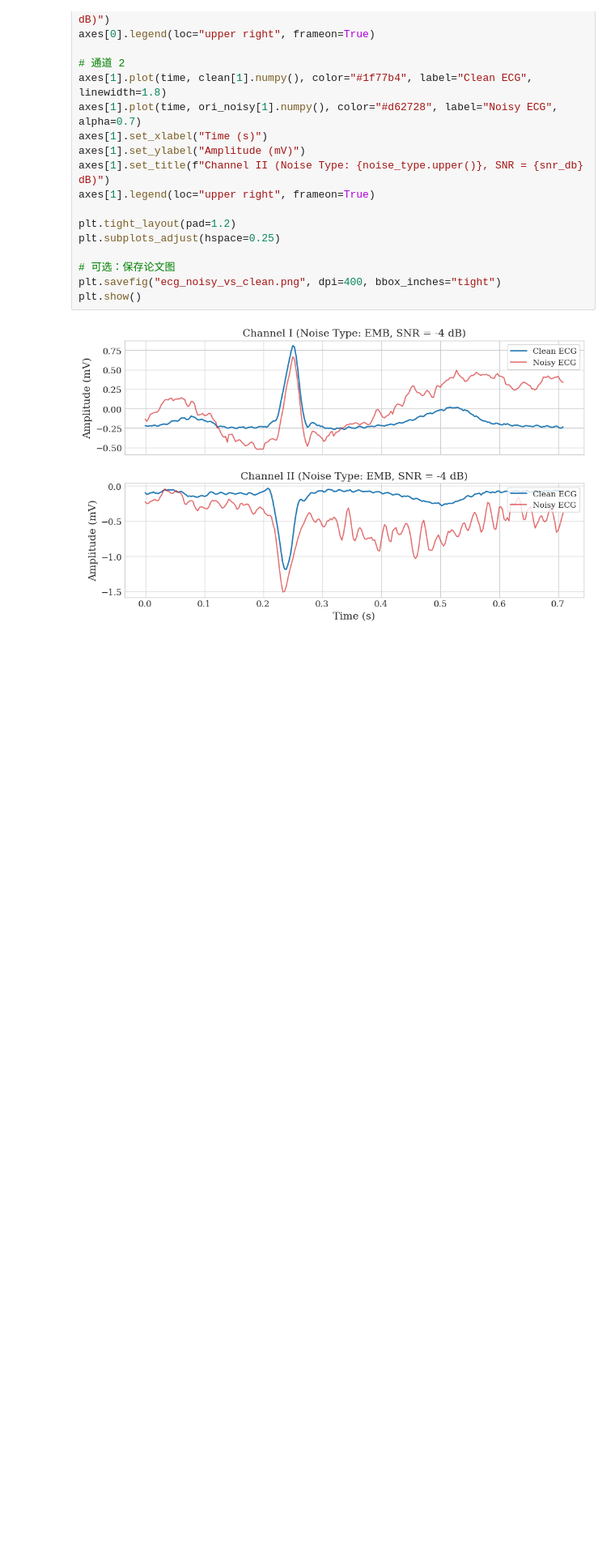
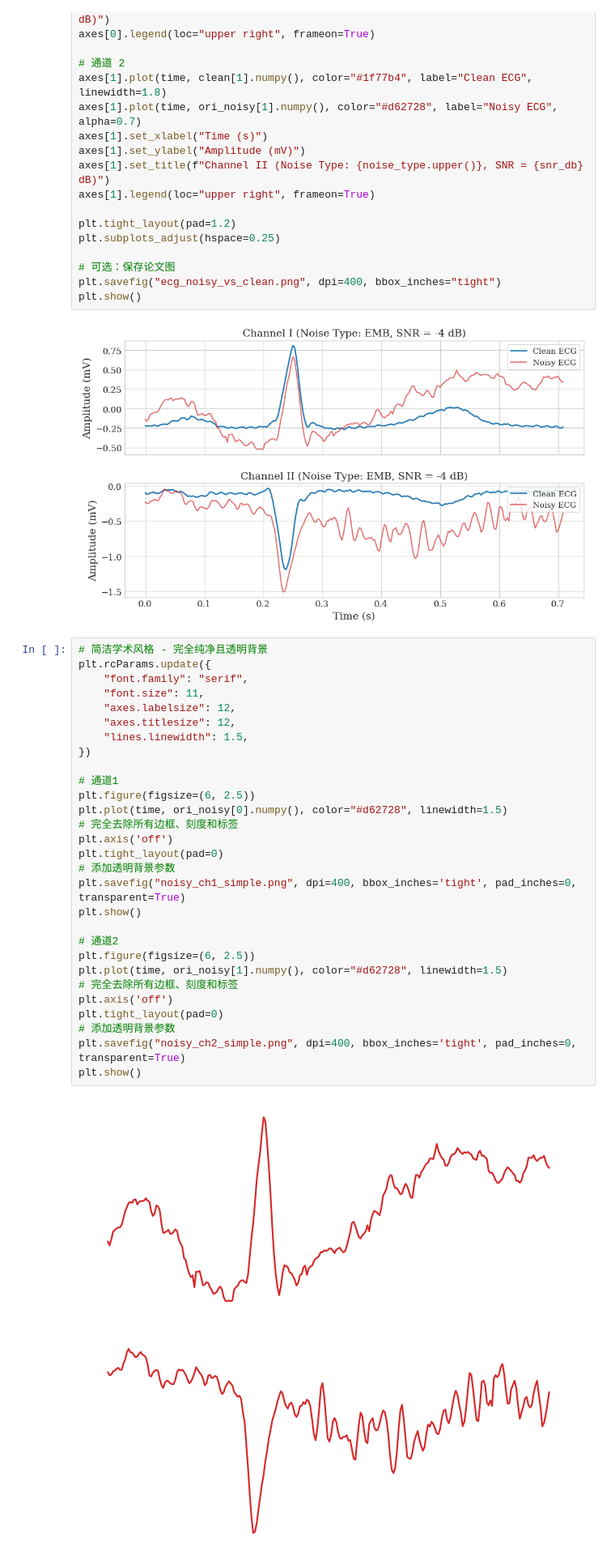
Before and after one commit to mallocobject/DANCE, a Jupyter notebook: main.ipynb, the cells around one changed output. Shown: that part at 81% size. Drawn from its saved outputs; the diff is of its cells as text; blank space fills up the shorter version.

```diff
--- a/main.ipynb
+++ b/main.ipynb
@@ -79,3 +79,35 @@ plt.savefig("ecg_noisy_vs_clean.png", dpi=400, bbox_inches="tight")
 plt.show()
 # %% [output]
 [figure]
+# %%
+# 简洁学术风格 - 完全纯净且透明背景
+plt.rcParams.update({
+    "font.family": "serif",
+    "font.size": 11,
+    "axes.labelsize": 12,
+    "axes.titlesize": 12,
+    "lines.linewidth": 1.5,
+})
+
+# 通道1
+plt.figure(figsize=(6, 2.5))
+plt.plot(time, ori_noisy[0].numpy(), color="#d62728", linewidth=1.5)
+# 完全去除所有边框、刻度和标签
+plt.axis('off')
+plt.tight_layout(pad=0)
+# 添加透明背景参数
+plt.savefig("noisy_ch1_simple.png", dpi=400, bbox_inches='tight', pad_inches=0, transparent=True)
+plt.show()
+
+# 通道2
+plt.figure(figsize=(6, 2.5))
+plt.plot(time, ori_noisy[1].numpy(), color="#d62728", linewidth=1.5)
+# 完全去除所有边框、刻度和标签
+plt.axis('off')
+plt.tight_layout(pad=0)
+# 添加透明背景参数
+plt.savefig("noisy_ch2_simple.png", dpi=400, bbox_inches='tight', pad_inches=0, transparent=True)
+plt.show()
+# %% [output]
+[figure, added]
+[figure, added]
```
Also changed, not shown: parts of 2 cells of this notebook, 8 other files.
